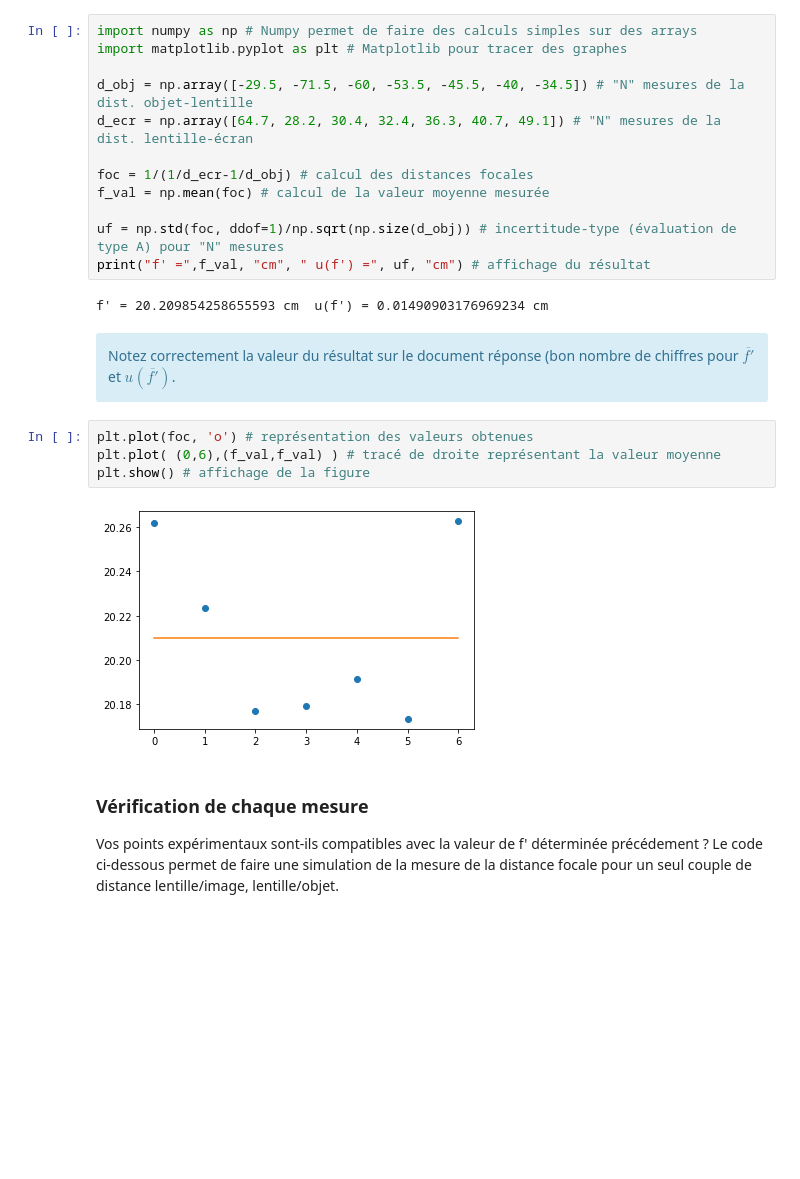
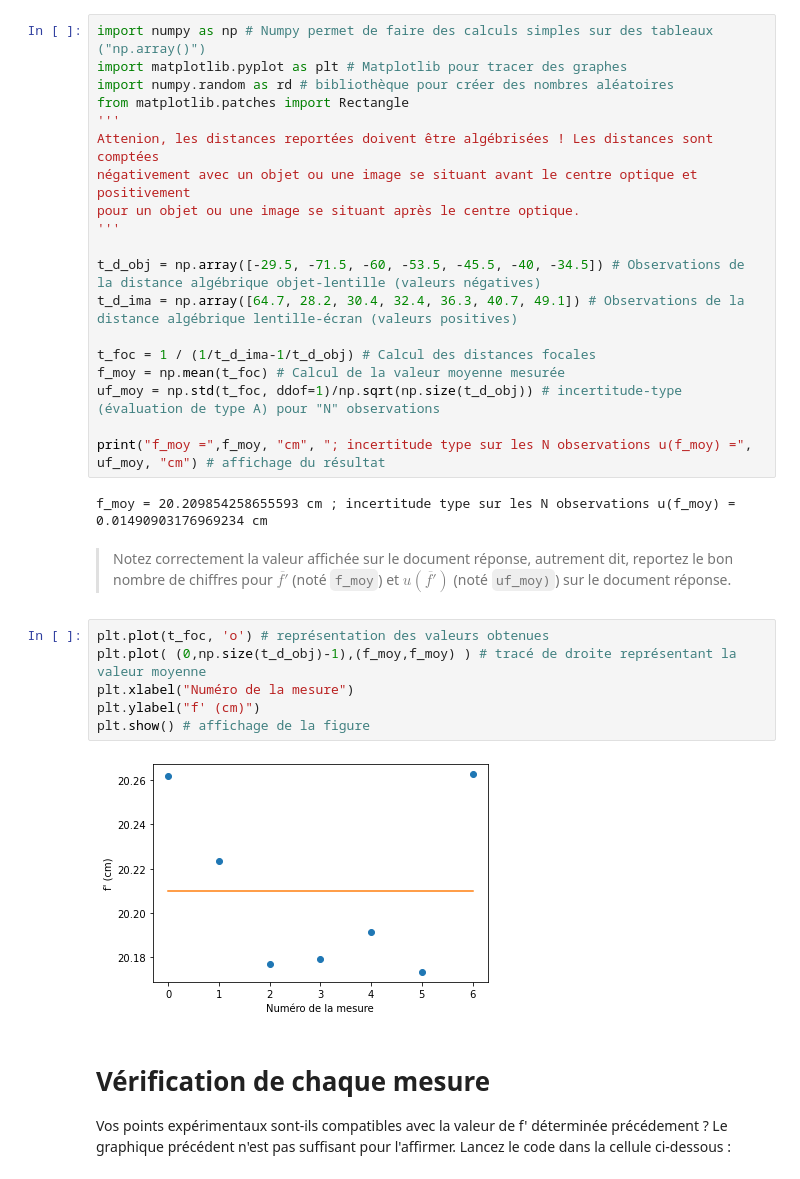
Before and after one commit to p-maxime/codes_python, a Jupyter notebook: tp_formation_image_notebook.ipynb, the cells around one changed output. Cells and saved outputs as stored; diff of their text form; blank space fills up the shorter version.

Commit message:
nice plot

```diff
--- a/tp_formation_image_notebook.ipynb
+++ b/tp_formation_image_notebook.ipynb
@@ -5,27 +16,34 @@ Le but est de donner une valeur de la distance focale d'une lentille convergente
 # %%
-import numpy as np # Numpy permet de faire des calculs simples sur des arrays
+import numpy as np # Numpy permet de faire des calculs simples sur des tableaux ("np.array()")
 import matplotlib.pyplot as plt # Matplotlib pour tracer des graphes
+import numpy.random as rd # bibliothèque pour créer des nombres aléatoires
+from matplotlib.patches import Rectangle
+'''
+Attenion, les distances reportées doivent être algébrisées ! Les distances sont comptées
+négativement avec un objet ou une image se situant avant le centre optique et positivement
+pour un objet ou une image se situant après le centre optique.
+'''
 
-d_obj = np.array([-29.5, -71.5, -60, -53.5, -45.5, -40, -34.5]) # "N" mesures de la dist. objet-lentille
-d_ecr = np.array([64.7, 28.2, 30.4, 32.4, 36.3, 40.7, 49.1]) # "N" mesures de la dist. lentille-écran
+t_d_obj = np.array([-29.5, -71.5, -60, -53.5, -45.5, -40, -34.5]) # Observations de la distance algébrique objet-lentille (valeurs négatives)
+t_d_ima = np.array([64.7, 28.2, 30.4, 32.4, 36.3, 40.7, 49.1]) # Observations de la distance algébrique lentille-écran (valeurs positives)
 
-foc = 1/(1/d_ecr-1/d_obj) # calcul des distances focales
-f_val = np.mean(foc) # calcul de la valeur moyenne mesurée
+t_foc = 1 / (1/t_d_ima-1/t_d_obj) # Calcul des distances focales
+f_moy = np.mean(t_foc) # Calcul de la valeur moyenne mesurée
+uf_moy = np.std(t_foc, ddof=1)/np.sqrt(np.size(t_d_obj)) # incertitude-type (évaluation de type A) pour "N" observations
 
-uf = np.std(foc, ddof=1)/np.sqrt(np.size(d_obj)) # incertitude-type (évaluation de type A) pour "N" mesures
-print("f' =",f_val, "cm", " u(f') =", uf, "cm") # affichage du résultat
+print("f_moy =",f_moy, "cm", "; incertitude type sur les N observations u(f_moy) =", uf_moy, "cm") # affichage du résultat
 # %% [output]
-f' = 20.209854258655593 cm  u(f') = 0.01490903176969234 cm
+f_moy = 20.209854258655593 cm ; incertitude type sur les N observations u(f_moy) = 0.01490903176969234 cm
 # %% [markdown]
-<div class="alert alert-block alert-info">
-    Notez correctement la valeur du résultat sur le document réponse (bon nombre de chiffres pour $\overline{f'}$ et $u(\overline{f'})$.
-</div>
+> Notez correctement la valeur affichée sur le document réponse, autrement dit, reportez le bon nombre de chiffres pour $\overline{f'}$ (noté `f_moy`) et $u(\overline{f'})$ (noté `uf_moy)`) sur le document réponse.
 # %%
-plt.plot(foc, 'o') # représentation des valeurs obtenues
-plt.plot( (0,6),(f_val,f_val) ) # tracé de droite représentant la valeur moyenne
+plt.plot(t_foc, 'o') # représentation des valeurs obtenues
+plt.plot( (0,np.size(t_d_obj)-1),(f_moy,f_moy) ) # tracé de droite représentant la valeur moyenne
+plt.xlabel("Numéro de la mesure")
+plt.ylabel("f' (cm)")
 plt.show() # affichage de la figure
 # %% [output]
-[figure, old version]
+[figure, new version]
 # %% [markdown]
-### Vérification de chaque mesure
-Vos points expérimentaux sont-ils compatibles avec la valeur de f' déterminée précédement ? Le code ci-dessous permet de faire une simulation de la mesure de la distance focale pour un seul couple de distance lentille/image, lentille/objet.
+# Vérification de chaque mesure
+Vos points expérimentaux sont-ils compatibles avec la valeur de f' déterminée précédement ? Le graphique précédent n'est pas suffisant pour l'affirmer. Lancez le code dans la cellule ci-dessous :
```
Also changed, not shown: parts of 8 cells of this notebook, 2 other files.
